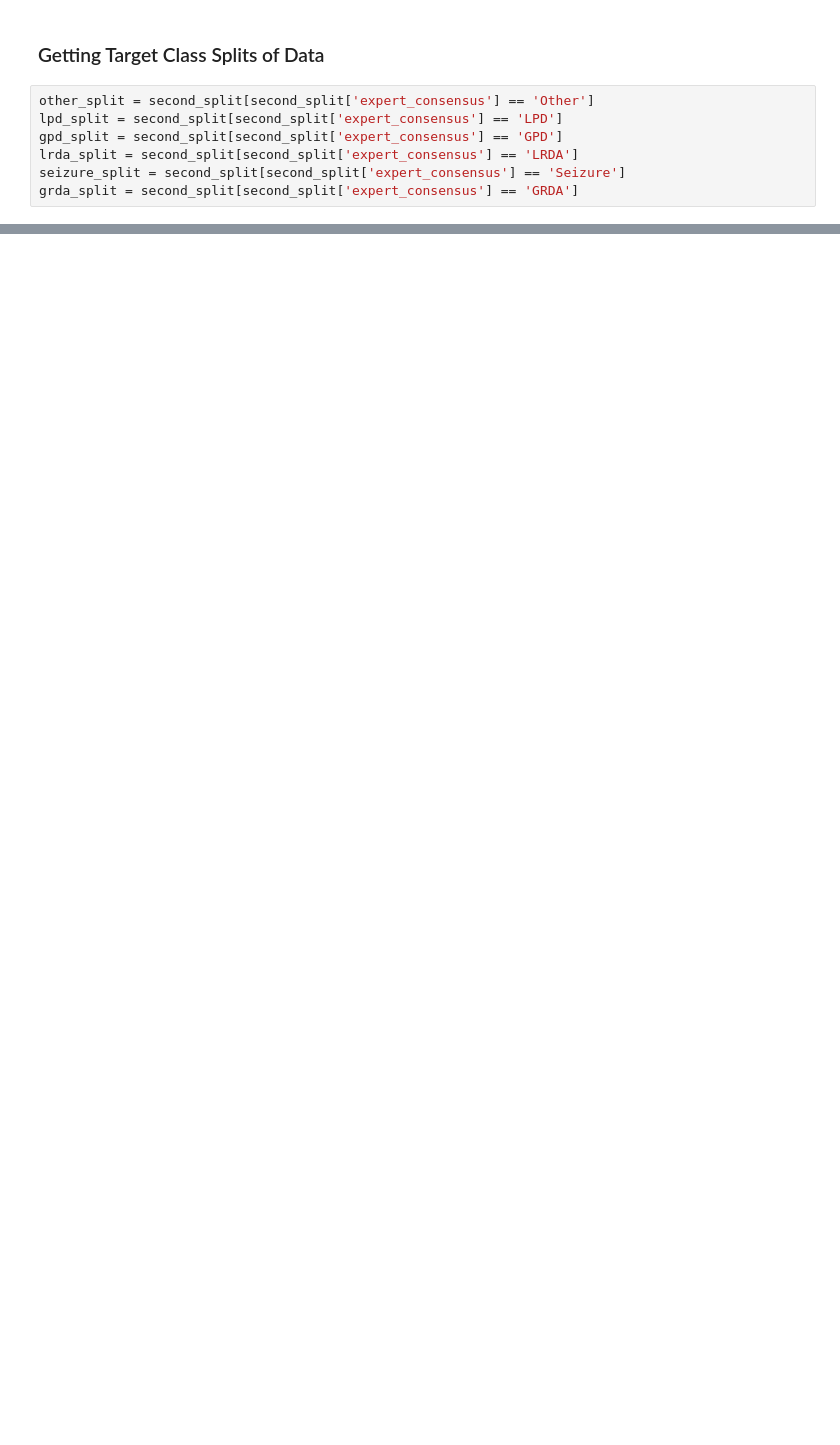
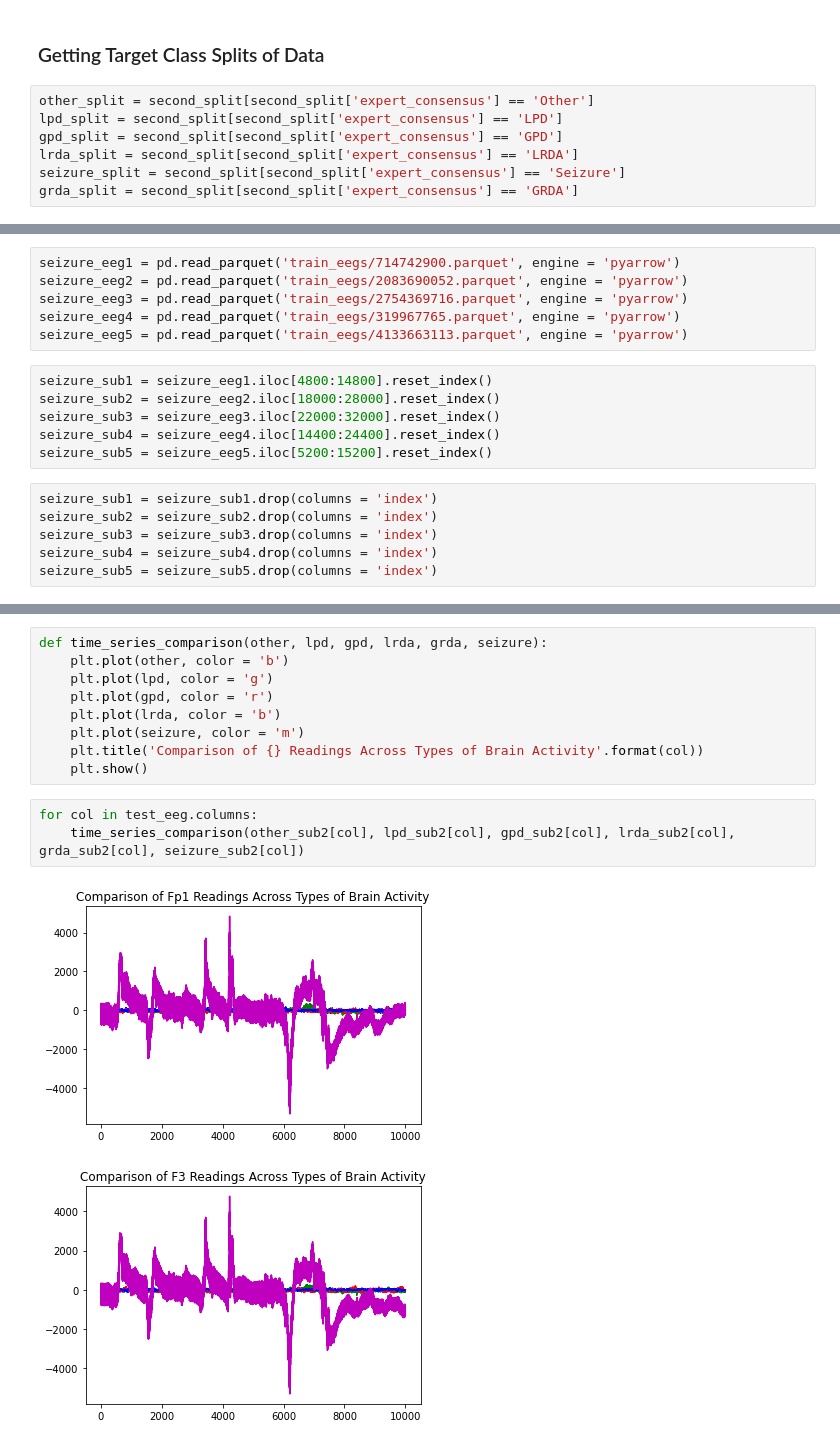
Before and after one commit to ClaytonWhitteberry/DATA4380, a Jupyter notebook: projects/Tabular/Data Cleaning Tabular Dataset.ipynb, the cells around one changed output, grey strips where cells are left out. Saved outputs shown, nothing was run; the diff lists cells and outputs as text; blank space fills up the shorter version.

```diff
--- a/projects/Tabular/Data Cleaning Tabular Dataset.ipynb
+++ b/projects/Tabular/Data Cleaning Tabular Dataset.ipynb
@@ -480,0 +528,18 @@ He talked about pulling some set of parquets from the csv data to visualize acro
+# %%
+seizure_eeg1 = pd.read_parquet('train_eegs/714742900.parquet', engine = 'pyarrow')
+seizure_eeg2 = pd.read_parquet('train_eegs/2083690052.parquet', engine = 'pyarrow')
+seizure_eeg3 = pd.read_parquet('train_eegs/2754369716.parquet', engine = 'pyarrow')
+seizure_eeg4 = pd.read_parquet('train_eegs/319967765.parquet', engine = 'pyarrow')
+seizure_eeg5 = pd.read_parquet('train_eegs/4133663113.parquet', engine = 'pyarrow')
+# %%
+seizure_sub1 = seizure_eeg1.iloc[4800:14800].reset_index()
+seizure_sub2 = seizure_eeg2.iloc[18000:28000].reset_index()
+seizure_sub3 = seizure_eeg3.iloc[22000:32000].reset_index()
+seizure_sub4 = seizure_eeg4.iloc[14400:24400].reset_index()
+seizure_sub5 = seizure_eeg5.iloc[5200:15200].reset_index()
+# %%
+seizure_sub1 = seizure_sub1.drop(columns = 'index')
+seizure_sub2 = seizure_sub2.drop(columns = 'index')
+seizure_sub3 = seizure_sub3.drop(columns = 'index')
+seizure_sub4 = seizure_sub4.drop(columns = 'index')
+seizure_sub5 = seizure_sub5.drop(columns = 'index')
@@ -480,0 +574,15 @@ He talked about pulling some set of parquets from the csv data to visualize acro
+# %%
+def time_series_comparison(other, lpd, gpd, lrda, grda, seizure):
+    plt.plot(other, color = 'b')
+    plt.plot(lpd, color = 'g')
+    plt.plot(gpd, color = 'r')
+    plt.plot(lrda, color = 'b')
+    plt.plot(seizure, color = 'm')
+    plt.title('Comparison of {} Readings Across Types of Brain Activity'.format(col))
+    plt.show()
+# %%
+for col in test_eeg.columns:
+    time_series_comparison(other_sub2[col], lpd_sub2[col], gpd_sub2[col], lrda_sub2[col], grda_sub2[col], seizure_sub2[col])
+# %% [output]
+[figure, added]
+[figure, added]
```
Also changed, not shown: parts of 94 cells of this notebook, 1 other file.
